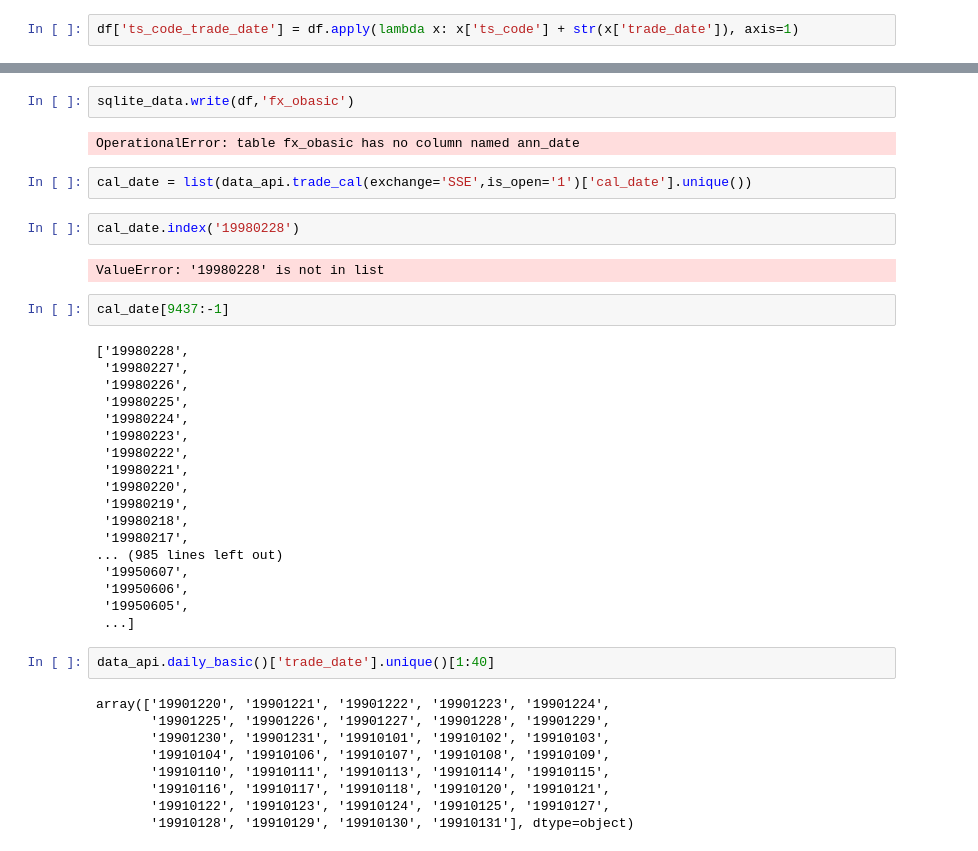
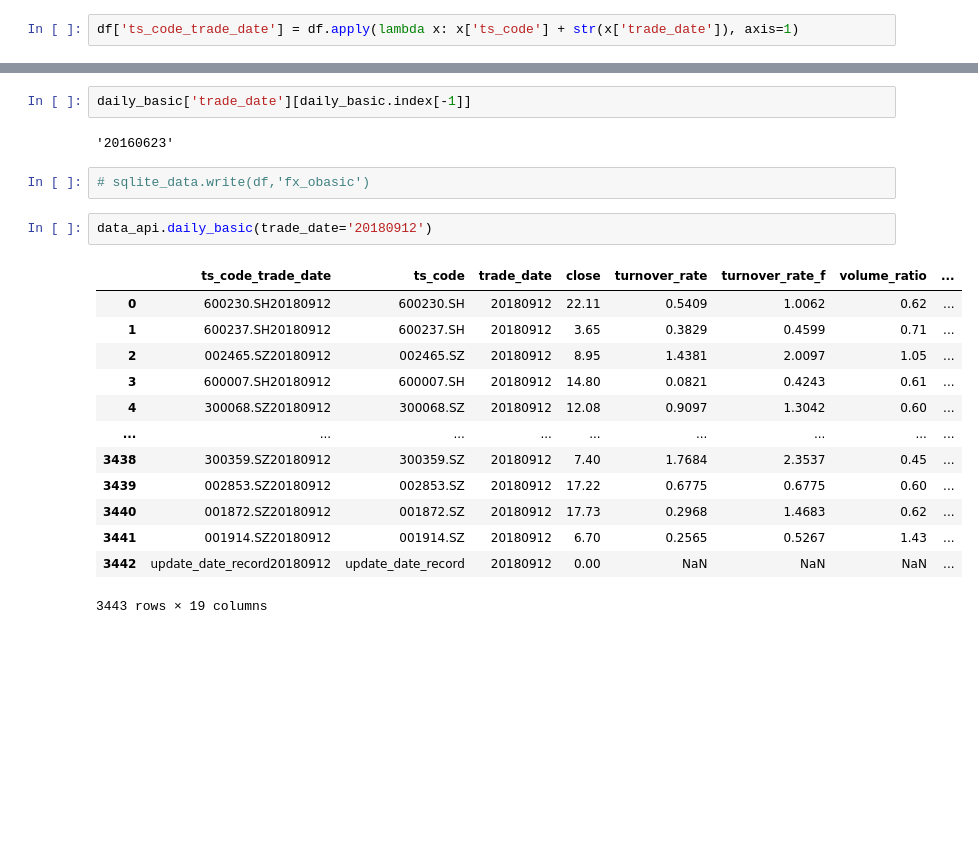
Before and after one commit to WittFan/stockanalysis, a Jupyter notebook: 未命名.ipynb, the cells around one changed output, grey strips where cells are left out. Drawn from its saved outputs; the diff is of its cells as text; blank space fills up the shorter version.

Commit message:
2023.04.13 10days 完成股票daily_basic下载

```diff
--- a/未命名.ipynb
+++ b/未命名.ipynb
@@ -42,41 +75,22 @@ daily_basic[daily_basic.index[-1]]
+# %%
+daily_basic['trade_date'][daily_basic.index[-1]]
+# %% [output]
+'20160623'
 # %%
-sqlite_data.write(df,'fx_obasic')
+# sqlite_data.write(df,'fx_obasic')
-# %% [output]
-OperationalError: table fx_obasic has no column named ann_date
-# %%
-cal_date = list(data_api.trade_cal(exchange='SSE',is_open='1')['cal_date'].unique())
-# %%
-cal_date.index('19980228')
-# %% [output]
-ValueError: '19980228' is not in list
-# %%
-cal_date[9437:-1]
-# %% [output]
-['19980228',
- '19980227',
- '19980226',
- '19980225',
- '19980224',
- '19980223',
- '19980222',
- '19980221',
- '19980220',
- '19980219',
- '19980218',
- '19980217',
-... (985 lines left out)
- '19950607',
- '19950606',
- '19950605',
- ...]
 # %%
-data_api.daily_basic()['trade_date'].unique()[1:40]
+data_api.daily_basic(trade_date='20180912')
 # %% [output]
+|  | ts_code_trade_date | ts_code | trade_date | close | turnover_rate | turnover_rate_f | volume_ratio | ... |
+| 0 | 600230.SH20180912 | 600230.SH | 20180912 | 22.11 | 0.5409 | 1.0062 | 0.62 | ... |
+| 1 | 600237.SH20180912 | 600237.SH | 20180912 | 3.65 | 0.3829 | 0.4599 | 0.71 | ... |
+| 2 | 002465.SZ20180912 | 002465.SZ | 20180912 | 8.95 | 1.4381 | 2.0097 | 1.05 | ... |
+| 3 | 600007.SH20180912 | 600007.SH | 20180912 | 14.80 | 0.0821 | 0.4243 | 0.61 | ... |
+| 4 | 300068.SZ20180912 | 300068.SZ | 20180912 | 12.08 | 0.9097 | 1.3042 | 0.60 | ... |
+| ... | ... | ... | ... | ... | ... | ... | ... | ... |
+| 3438 | 300359.SZ20180912 | 300359.SZ | 20180912 | 7.40 | 1.7684 | 2.3537 | 0.45 | ... |
+| 3439 | 002853.SZ20180912 | 002853.SZ | 20180912 | 17.22 | 0.6775 | 0.6775 | 0.60 | ... |
+| 3440 | 001872.SZ20180912 | 001872.SZ | 20180912 | 17.73 | 0.2968 | 1.4683 | 0.62 | ... |
+| 3441 | 001914.SZ20180912 | 001914.SZ | 20180912 | 6.70 | 0.2565 | 0.5267 | 1.43 | ... |
+| 3442 | update_date_record20180912 | update_date_record | 20180912 | 0.00 | NaN | NaN | NaN | ... |
-array(['19901220', '19901221', '19901222', '19901223', '19901224',
-       '19901225', '19901226', '19901227', '19901228', '19901229',
-       '19901230', '19901231', '19910101', '19910102', '19910103',
-       '19910104', '19910106', '19910107', '19910108', '19910109',
-       '19910110', '19910111', '19910113', '19910114', '19910115',
-       '19910116', '19910117', '19910118', '19910120', '19910121',
-       '19910122', '19910123', '19910124', '19910125', '19910127',
-       '19910128', '19910129', '19910130', '19910131'], dtype=object)
+3443 rows × 19 columns
```
Also changed, not shown: parts of 14 cells of this notebook, 1 other file.
